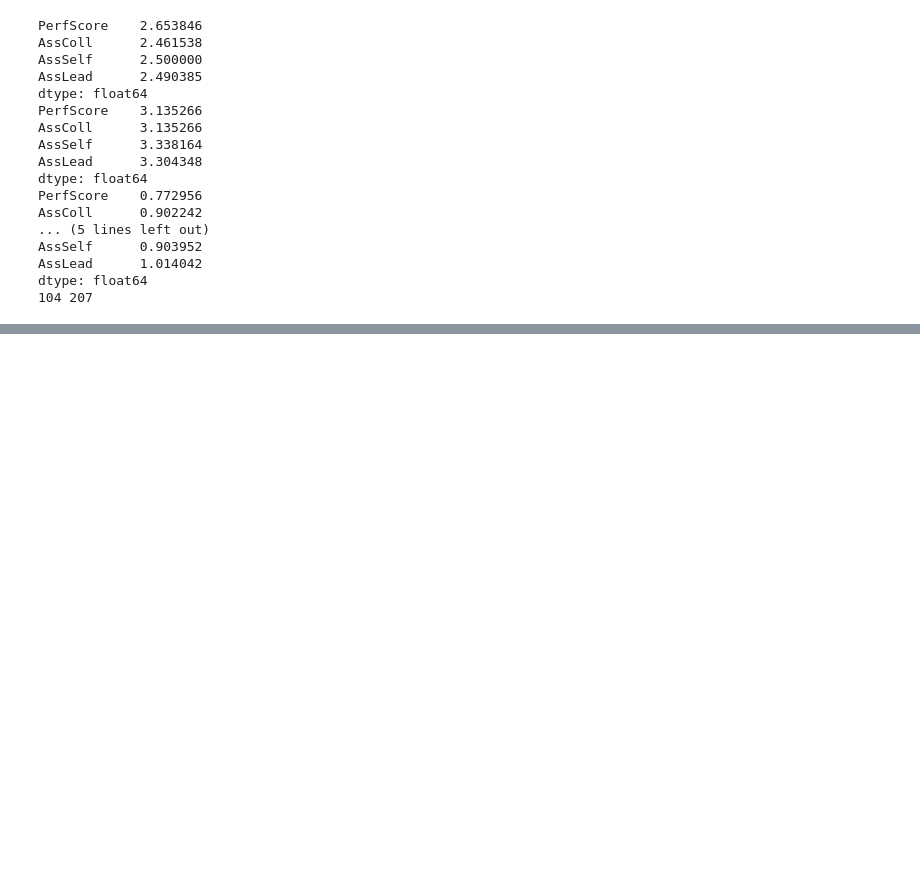
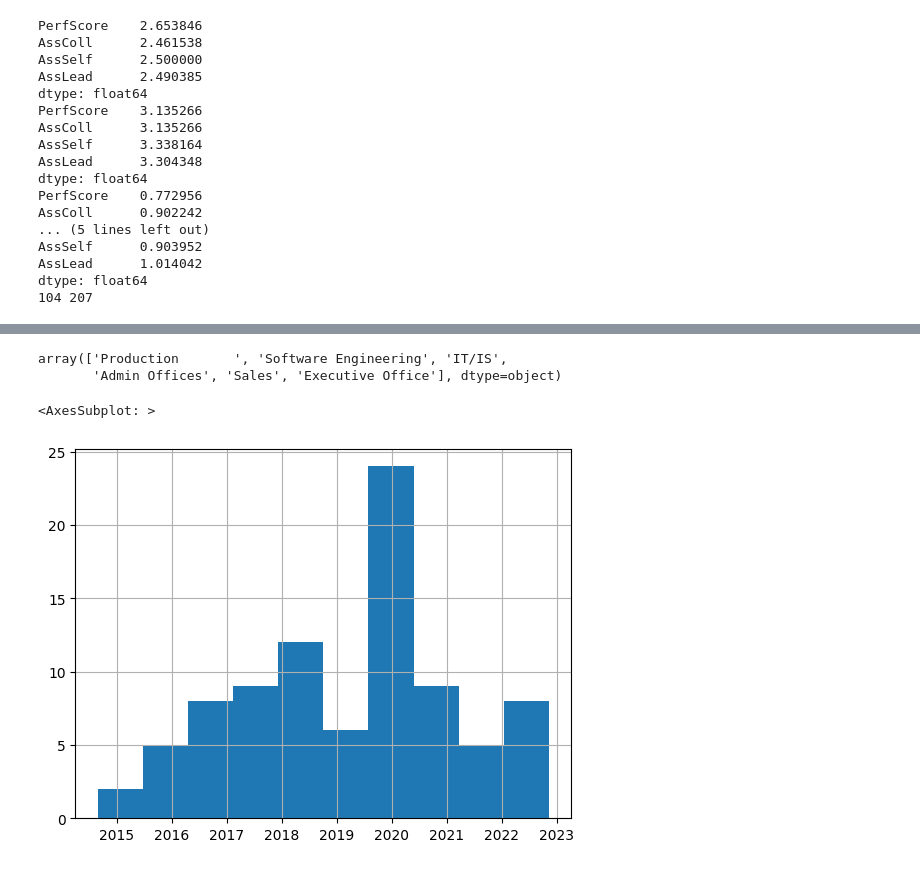
Before and after one commit to AlbinLind/HR-Analytics, a Jupyter notebook: terminated.ipynb, the cells around one changed output, grey strips where cells are left out. Drawn from its saved outputs; the diff is of its cells as text; code cells hidden in the pictures; blank space fills up the shorter version.

```diff
--- a/terminated.ipynb
+++ b/terminated.ipynb
@@ -64,0 +133,23 @@ data_employed["AssColl"].hist()
+# %%
+data_terminated["MeanPerScore"] = (
+    data_terminated["PerfScore"]
+    + data_terminated["AssColl"]
+    + data_terminated["AssSelf"]
+    + data_terminated["AssLead"]
+    + data_terminated["TechLev"]
+) / 5
+data_employed["MeanPerScore"] = (
+    data_employed["PerfScore"]
+    + data_employed["AssColl"]
+    + data_employed["AssSelf"]
+    + data_employed["AssLead"]
+    + data_employed["TechLev"]
+) / 5
+
+test_difference(
+    data_terminated[
+        data_terminated["TermReason"].isin(["career change", "Another position"])
+    ]["MeanPerScore"],
+    data_employed["MeanPerScore"],
+    0.01,
+)
@@ -64,0 +182,10 @@ data_employed["AssColl"].hist()
+# %%
+data_employed.Department.unique()
+# %% [output]
+array(['Production       ', 'Software Engineering', 'IT/IS',
+       'Admin Offices', 'Sales', 'Executive Office'], dtype=object)
+# %%
+data_terminated[data_terminated["EmploymentStatus"] == "Voluntarily Terminated"]["DateofTermination"].hist()
+# %% [output]
+<AxesSubplot: >
+[figure, added]
```
Also changed, not shown: parts of 8 cells of this notebook, 2 other files.
